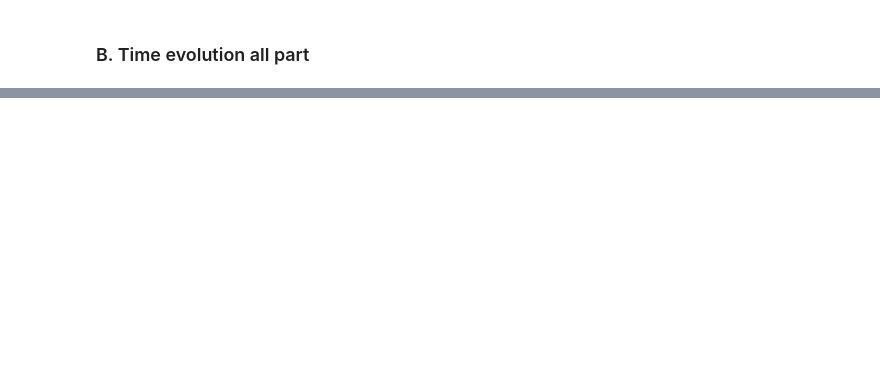
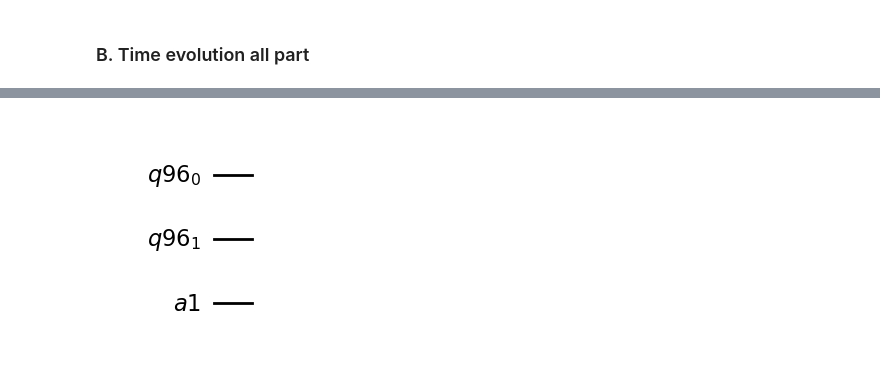
Before and after one commit to UTokyo-ICEPP/single-particle-qft, a Jupyter notebook: qsp/qc_single_particle.ipynb, the cells around one changed output, grey strips where cells are left out. Drawn from its saved outputs; the diff is of its cells as text; code cells hidden in the pictures; blank space fills up the shorter version.

```diff
--- a/qsp/qc_single_particle.ipynb
+++ b/qsp/qc_single_particle.ipynb
@@ -1263,3 +1392,10 @@ print(np.abs(np.dot(bra_state, ket_state)) ** 2)
+# %%
+reg = QuantumRegister(2)
+anc = AncillaRegister(1)
+circuit = QuantumCircuit(reg, anc)
+circuit.draw('mpl')
+# %% [output]
+[figure, added]
 # %%
 ## how to measure and count
 circuit.measure_all()
```
Also changed, not shown: parts of 28 cells of this notebook, 6 other files.
